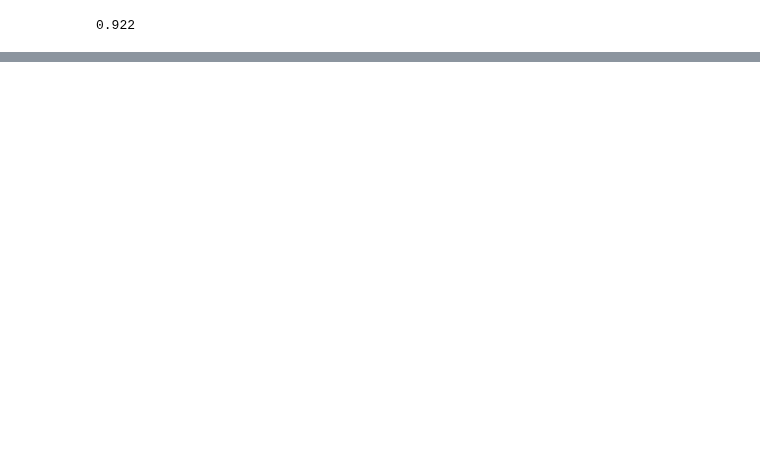
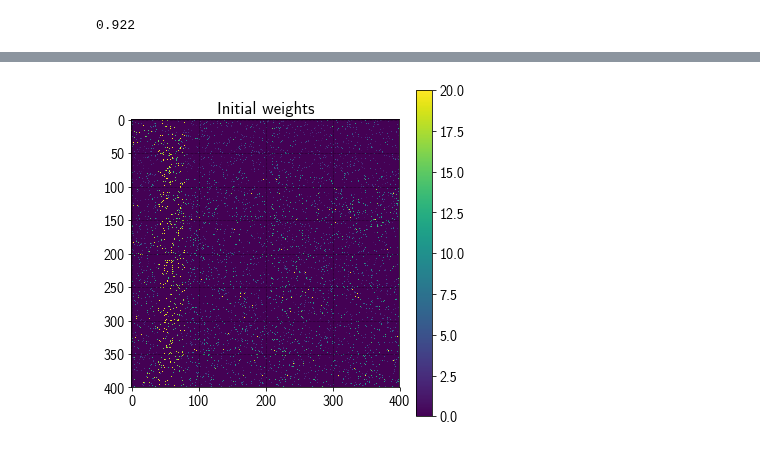
Before and after one commit to sagacitysite/pelenet, a Jupyter notebook: assemblies.ipynb, the cells around one changed output, grey strips where cells are left out. Saved outputs shown, nothing was run; the diff lists cells and outputs as text; code cells hidden in the pictures; blank space fills up the shorter version.

```diff
--- a/assemblies.ipynb
+++ b/assemblies.ipynb
@@ -90,0 +141,5 @@ exp.net.plot.weightsSortedBySupport(supportMask)
+# %%
+# Weight matrix before learning
+exp2.net.plot.initialExWeightMatrix()
+# %% [output]
+[figure, added]
```
Also changed, not shown: parts of 15 cells of this notebook, 5 other files.
